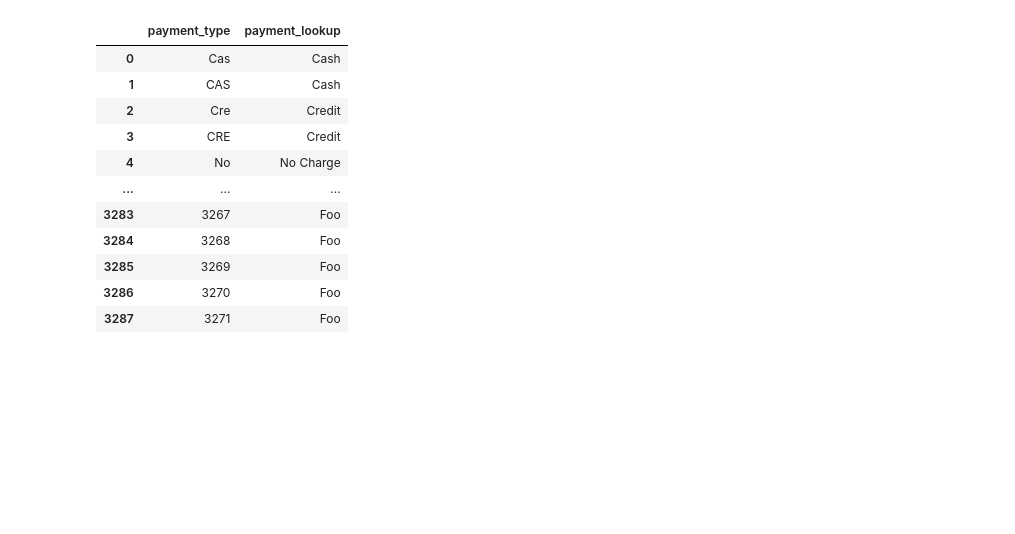
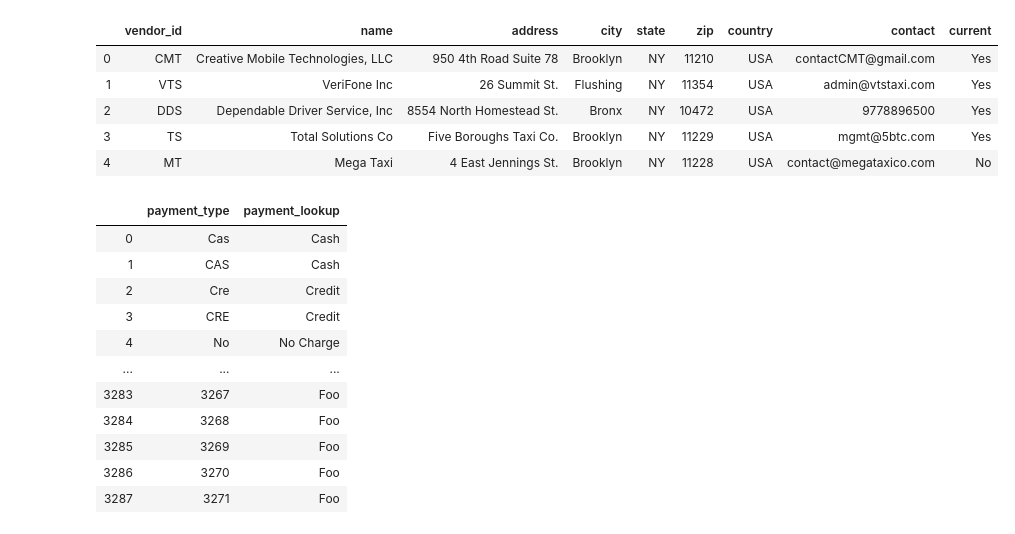
Before and after one commit to vittorfp/NYC-Taxi-Trips-analysis, a Jupyter notebook: notebooks/1-features-listing.ipynb, the cells around one changed output. Cells and saved outputs as stored; diff of their text form; code cells hidden in the pictures; blank space fills up the shorter version.

```diff
--- a/notebooks/1-features-listing.ipynb
+++ b/notebooks/1-features-listing.ipynb
@@ -52,4 +87,13 @@ df
 | 2 | DDS | Dependable Driver Service, Inc | 8554 North Homestead St. | Bronx | NY | 10472 | USA | 9778896500 | Yes |
 | 3 | TS | Total Solutions Co | Five Boroughs Taxi Co. | Brooklyn | NY | 11229 | USA | mgmt@5btc.com | Yes |
 | 4 | MT | Mega Taxi | 4 East Jennings St. | Brooklyn | NY | 11228 | USA | contact@megataxico.com | No |
+# %%
+payment
+# %% [output]
+|  | vendor_id | name | address | city | state | zip | country | contact | current |
+| 0 | CMT | Creative Mobile Technologies, LLC | 950 4th Road Suite 78 | Brooklyn | NY | 11210 | USA | contactCMT@gmail.com | Yes |
+| 1 | VTS | VeriFone Inc | 26 Summit St. | Flushing | NY | 11354 | USA | admin@vtstaxi.com | Yes |
+| 2 | DDS | Dependable Driver Service, Inc | 8554 North Homestead St. | Bronx | NY | 10472 | USA | 9778896500 | Yes |
+| 3 | TS | Total Solutions Co | Five Boroughs Taxi Co. | Brooklyn | NY | 11229 | USA | mgmt@5btc.com | Yes |
+| 4 | MT | Mega Taxi | 4 East Jennings St. | Brooklyn | NY | 11228 | USA | contact@megataxico.com | No |
 # %%
```
Also changed, not shown: parts of 11 cells of this notebook, 6 other files.
